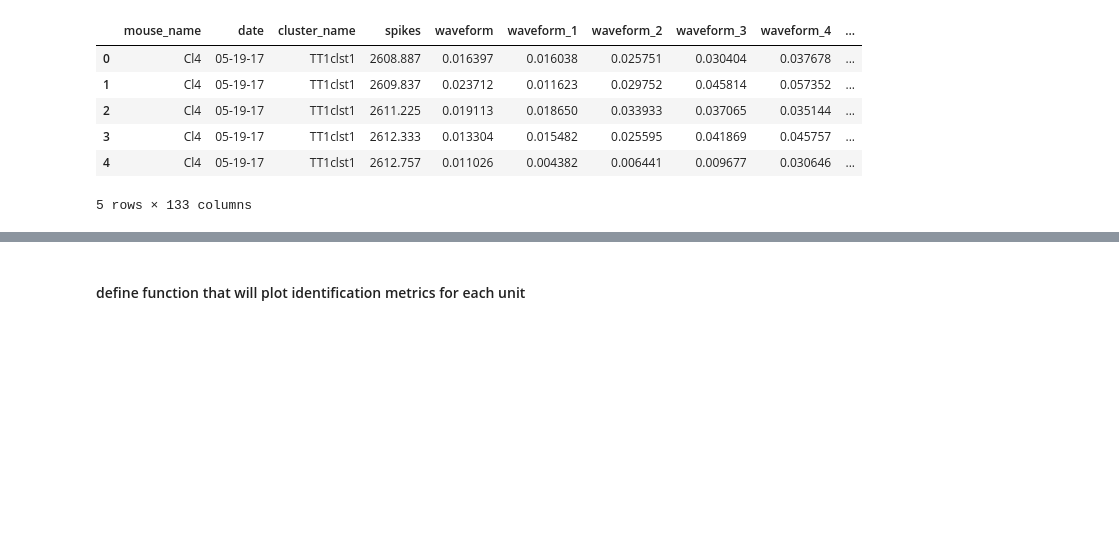
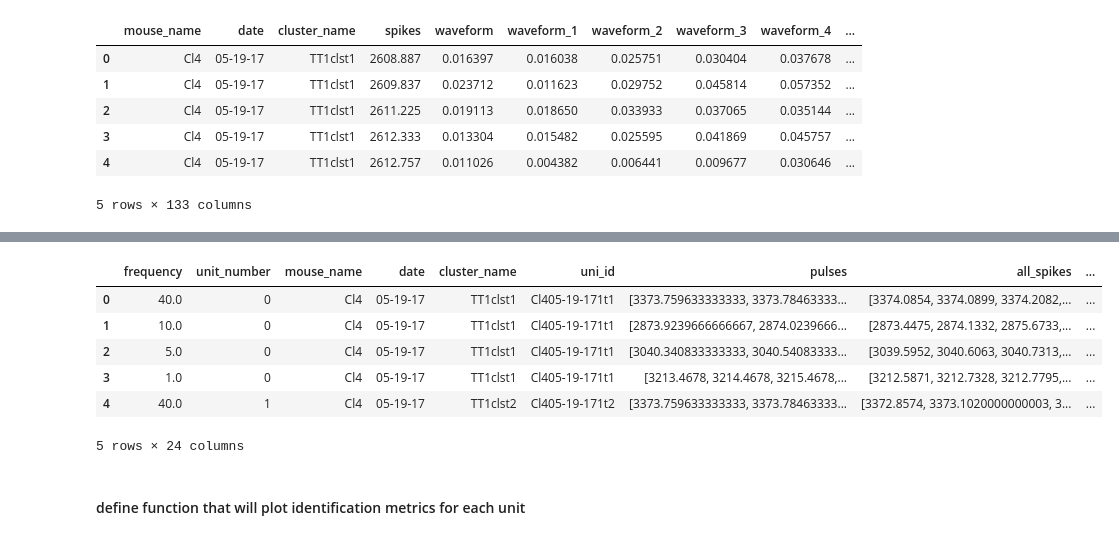
Before and after one commit to efinkel/Claustrum_analysis, a Jupyter notebook: Optogenetic_analysis_notebook-Copy1.ipynb, the cells around one changed output, grey strips where cells are left out. Cells and saved outputs as stored; diff of their text form; code cells hidden in the pictures; blank space fills up the shorter version.

Commit message:
Added regression analsis and finished opto identification

```diff
--- a/Optogenetic_analysis_notebook-Copy1.ipynb
+++ b/Optogenetic_analysis_notebook-Copy1.ipynb
@@ -482,3 +483,13 @@ all_opto_metrics.to_hdf('all_opto_metrics.h5', 'table')
+# %%
+all_opto_metrics_df.head()
+# %% [output]
+|  | frequency | unit_number | mouse_name | date | cluster_name | uni_id | pulses | all_spikes | ... |
+| 0 | 40.0 | 0 | Cl4 | 05-19-17 | TT1clst1 | Cl405-19-171t1 | [3373.759633333333, 3373.78463333... | [3374.0854, 3374.0899, 3374.2082,... | ... |
+| 1 | 10.0 | 0 | Cl4 | 05-19-17 | TT1clst1 | Cl405-19-171t1 | [2873.9239666666667, 2874.0239666... | [2873.4475, 2874.1332, 2875.6733,... | ... |
+| 2 | 5.0 | 0 | Cl4 | 05-19-17 | TT1clst1 | Cl405-19-171t1 | [3040.340833333333, 3040.54083333... | [3039.5952, 3040.6063, 3040.7313,... | ... |
+| 3 | 1.0 | 0 | Cl4 | 05-19-17 | TT1clst1 | Cl405-19-171t1 | [3213.4678, 3214.4678, 3215.4678,... | [3212.5871, 3212.7328, 3212.7795,... | ... |
+| 4 | 40.0 | 1 | Cl4 | 05-19-17 | TT1clst2 | Cl405-19-171t2 | [3373.759633333333, 3373.78463333... | [3372.8574, 3373.1020000000003, 3... | ... |
+5 rows × 24 columns
 # %%
 all_opto_metrics_df.to_hdf('all_opto_metrics_df.h5', 'table')
 # %%
```
Also changed, not shown: parts of 7 cells of this notebook, 6 other files.
